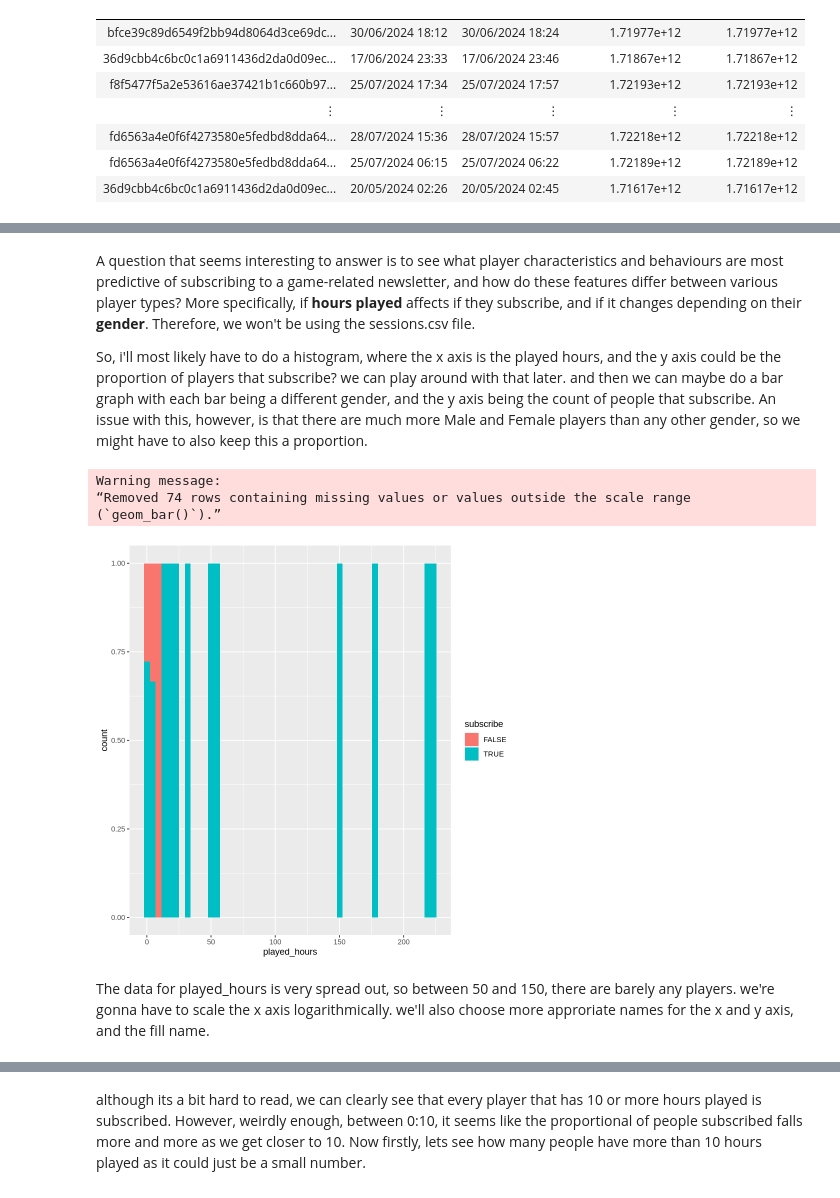
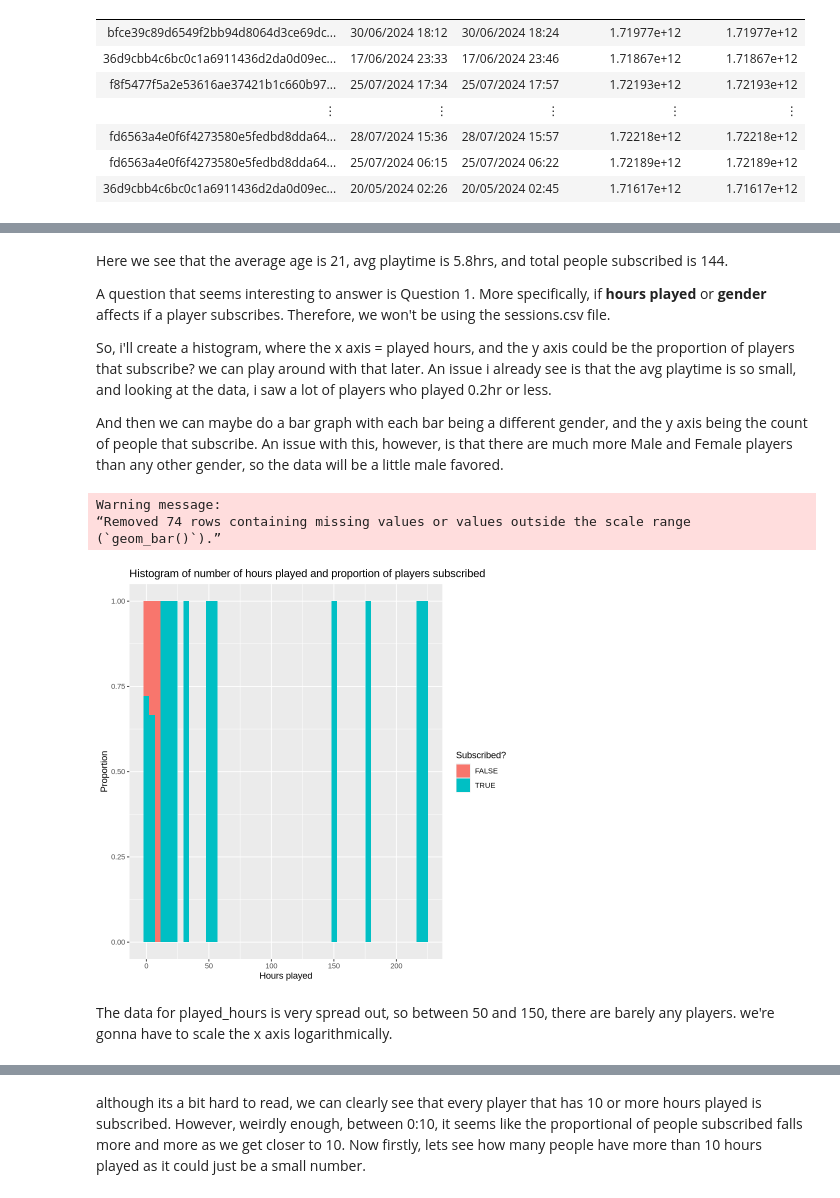
Before and after one commit to TheCarisLost/dsci100-indivual-planning-stage, a Jupyter notebook: Individual Planning stage.ipynb, the cells around one changed output, grey strips where cells are left out. Cells and saved outputs as stored; diff of their text form; code cells hidden in the pictures.

```diff
--- a/Individual Planning stage.ipynb
+++ b/Individual Planning stage.ipynb
@@ -75,19 +101,25 @@ A spec_tbl_df: 1535 × 5
 # %% [markdown]
-A question that seems interesting to answer is to see what player characteristics and behaviours are most predictive of subscribing to a game-related newsletter, and how do these features differ between various player types? More specifically, if **hours played** affects if they subscribe, and if it changes depending on their **gender**. Therefore, we won't be using the sessions.csv file.
+Here we see that the average age is 21, avg playtime is 5.8hrs, and total people subscribed is 144.
 
-So, i'll most likely have to do a histogram, where the x axis is the played hours, and the y axis could be the proportion of players that subscribe? we can play around with that later. and then we can maybe do a bar graph with each bar being a different gender, and the y axis being the count of people that subscribe. An issue with this, however, is that there are much more Male and Female players than any other gender, so we might have to also keep this a proportion.
+A question that seems interesting to answer is Question 1. More specifically, if **hours played** or **gender** affects if a player subscribes. Therefore, we won't be using the sessions.csv file.
+
+So, i'll create a histogram, where the x axis = played hours, and the y axis could be the proportion of players that subscribe? we can play around with that later. An issue i already see is that the avg playtime is so small, and looking at the data, i saw a lot of players who played 0.2hr or less.
+
+And then we can maybe do a bar graph with each bar being a different gender, and the y axis being the count of people that subscribe. An issue with this, however, is that there are much more Male and Female players than any other gender, so the data will be a little male favored.
 # %%
 graph_hours <- players |>
     ggplot(aes(x = played_hours, fill = subscribe)) +
-        geom_histogram(position = "fill", bins = 50)
+        geom_histogram(position = "fill", bins = 50) +
+        labs(x = "Hours played", y = "Proportion", fill = "Subscribed?") +
+        ggtitle("Histogram of number of hours played and proportion of players subscribed")
 graph_hours
 # %% [output]
 Warning message:
 “Removed 74 rows containing missing values or values outside the scale range
 (`geom_bar()`).”
-[figure, old version]
+[figure, new version]
 # %% [markdown]
-The data for played_hours is very spread out, so between 50 and 150, there are barely any players. we're gonna have to scale the x axis logarithmically. we'll also choose more approriate names for the x and y axis, and the fill name.
+The data for played_hours is very spread out, so between 50 and 150, there are barely any players. we're gonna have to scale the x axis logarithmically.
 # %%
 scaled_graph_hours <- players |>
     ggplot(aes(x = played_hours, fill = subscribe)) +
```
Also changed, not shown: parts of 13 cells of this notebook.
